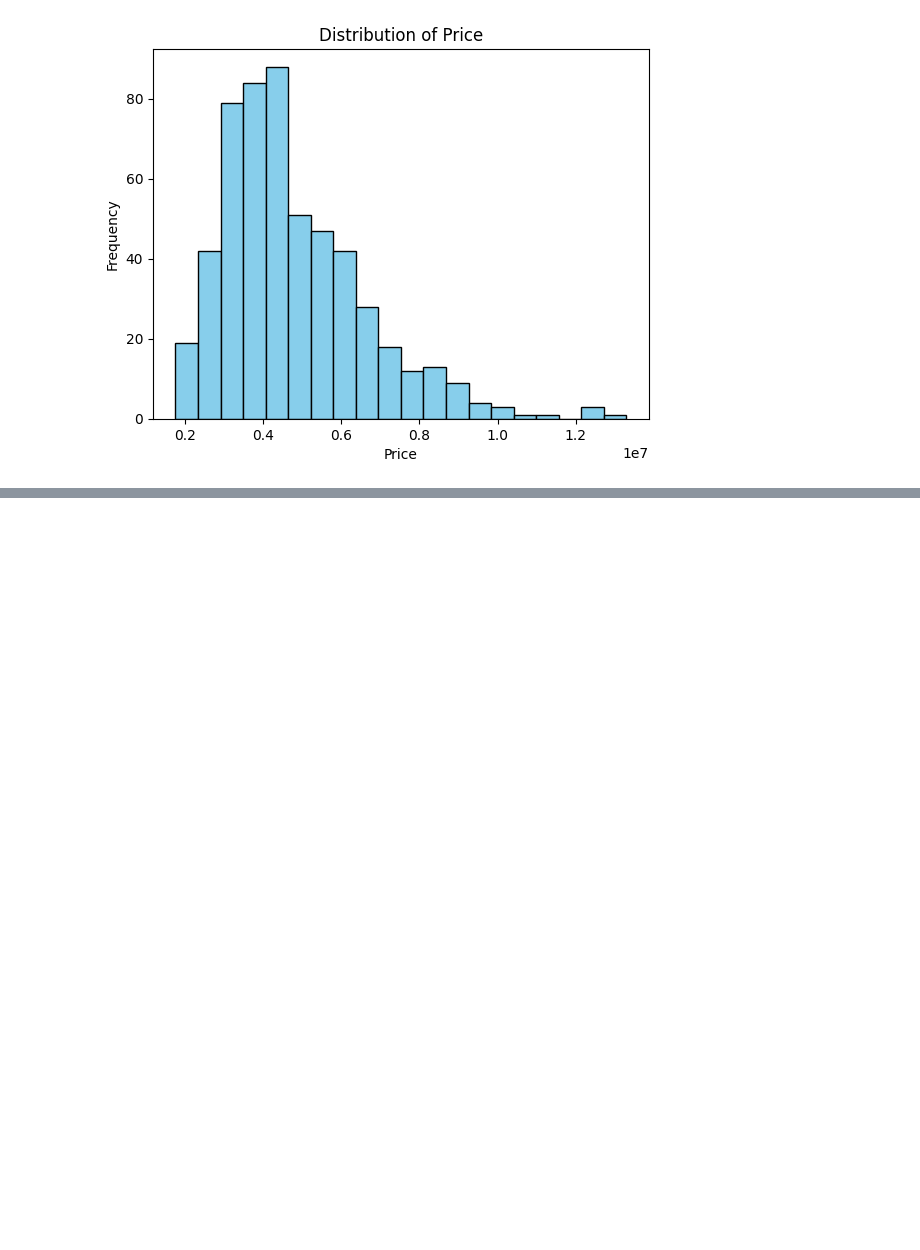
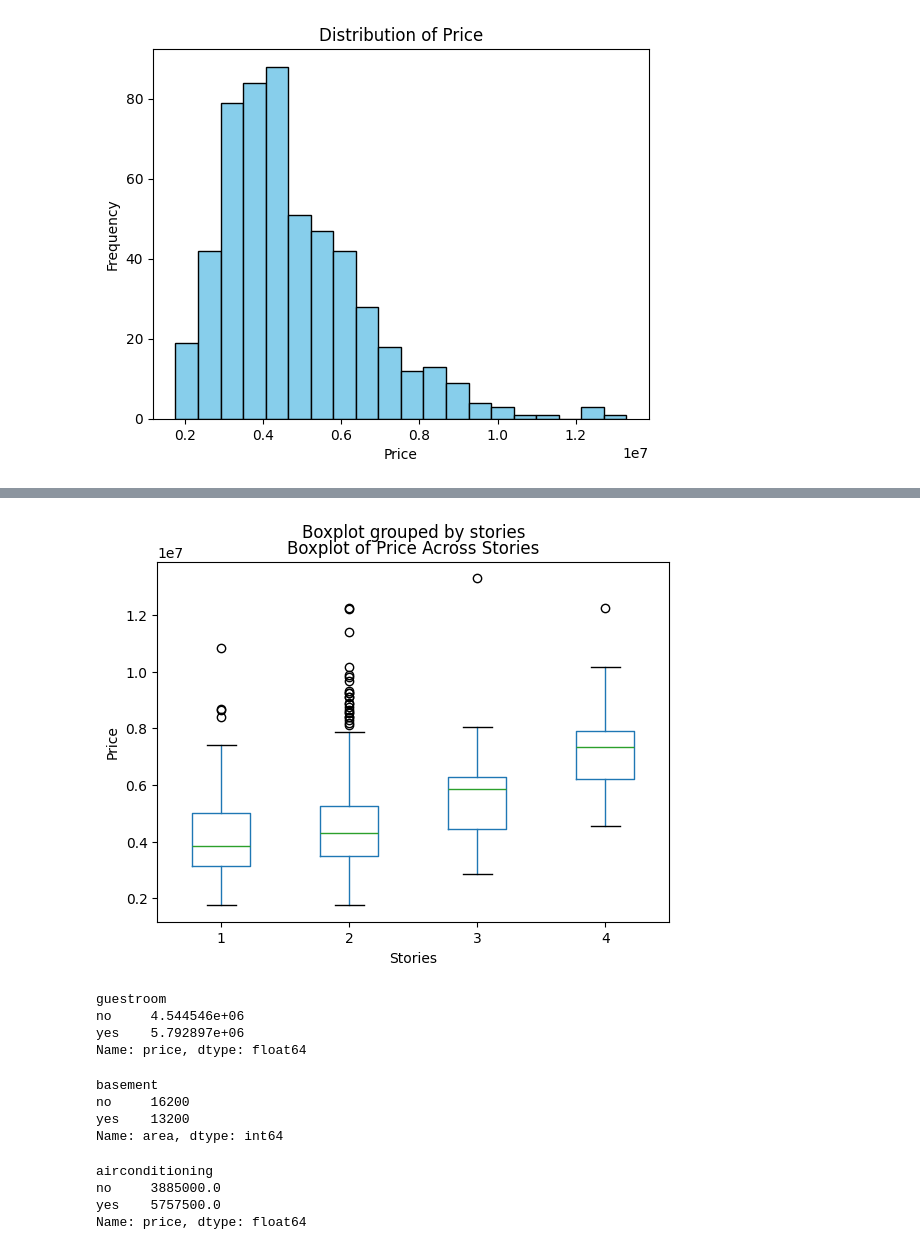
Before and after one commit to codewgarrett/House-Price-Prediction, a Jupyter notebook: HousePricePrediction.ipynb, the cells around one changed output, grey strips where cells are left out. Cells and saved outputs as stored; diff of their text form; code cells hidden in the pictures; blank space fills up the shorter version.

```diff
--- a/HousePricePrediction.ipynb
+++ b/HousePricePrediction.ipynb
@@ -80,0 +158,29 @@ plt.show()
+# %%
+df.boxplot(column = "price", by="stories", grid=False)
+plt.title("Boxplot of Price Across Stories")
+plt.xlabel("Stories")
+plt.ylabel("Price")
+plt.show()
+# %% [output]
+[figure, added]
+# %%
+df.groupby("guestroom")["price"].mean()
+# %% [output]
+guestroom
+no     4.544546e+06
+yes    5.792897e+06
+Name: price, dtype: float64
+# %%
+df.groupby("basement")["area"].max()
+# %% [output]
+basement
+no     16200
+yes    13200
+Name: area, dtype: int64
+# %%
+df.groupby("airconditioning")["price"].median()
+# %% [output]
+airconditioning
+no     3885000.0
+yes    5757500.0
+Name: price, dtype: float64
```
Also changed, not shown: parts of 38 cells of this notebook.
